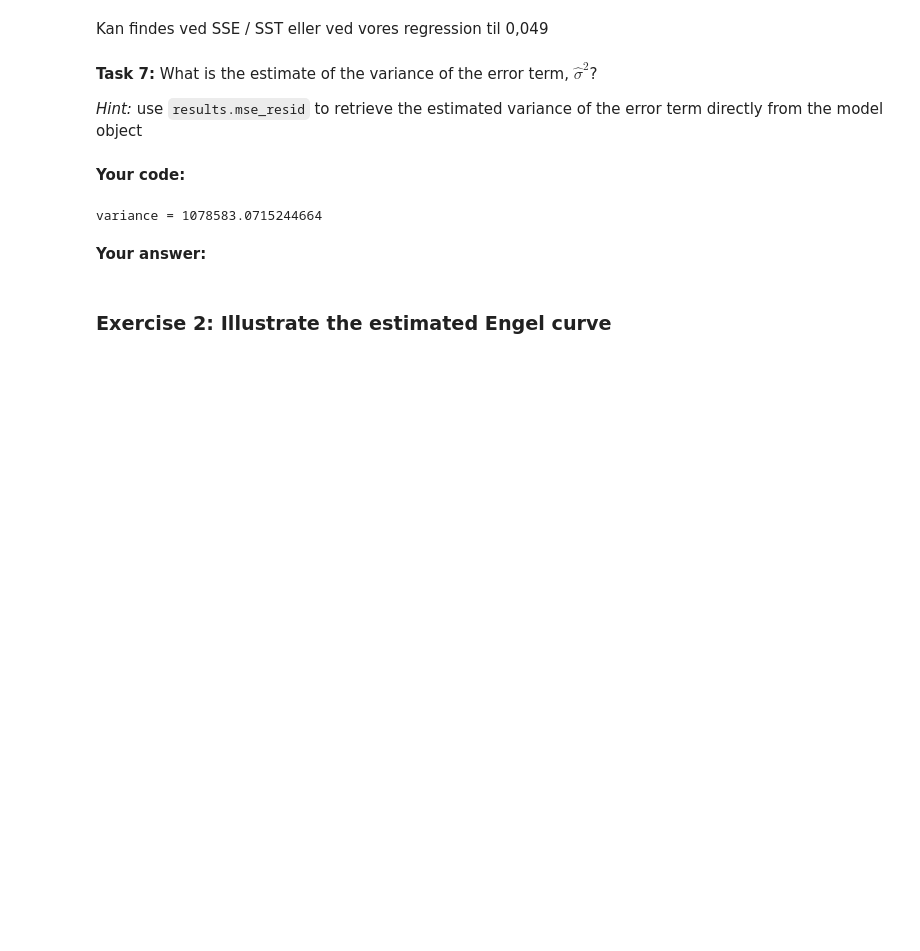
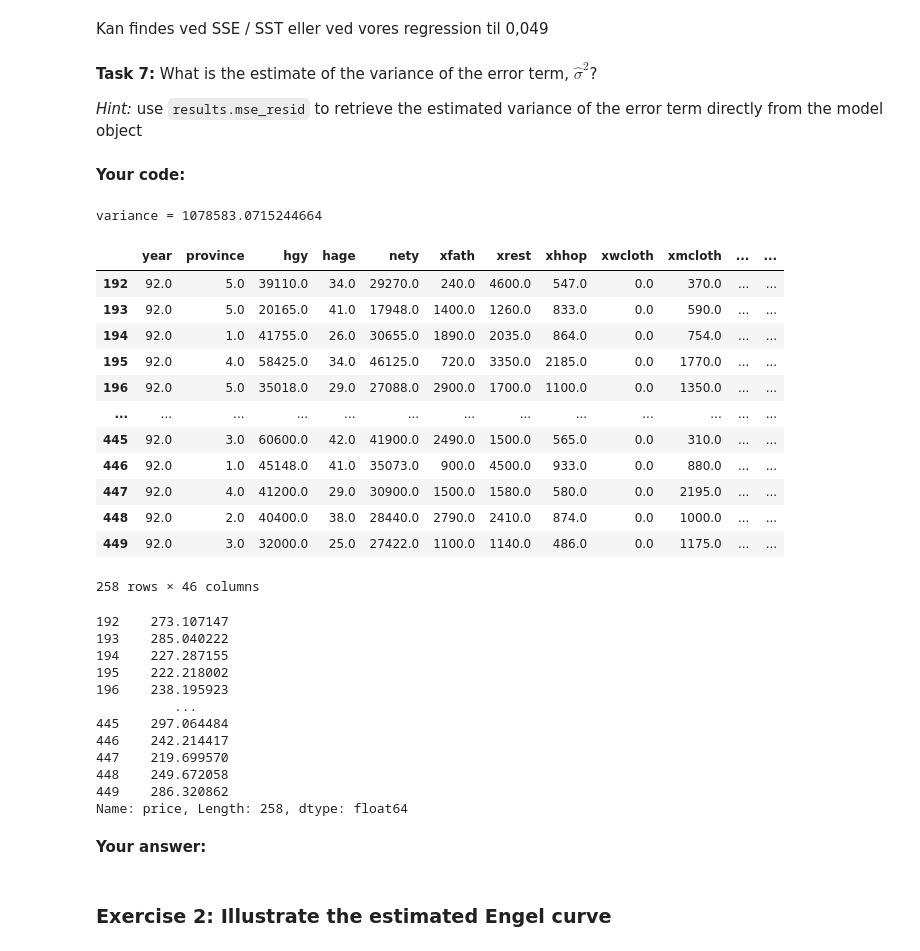
Before and after one commit to Wstokkendahl/EconometricsA-1, a Jupyter notebook: 2_class/PS2_EngelCurves/ex_ante.ipynb, the cells around one changed output. Saved outputs shown, nothing was run; the diff lists cells and outputs as text; code cells hidden in the pictures; blank space fills up the shorter version.

```diff
--- a/2_class/PS2_EngelCurves/ex_ante.ipynb
+++ b/2_class/PS2_EngelCurves/ex_ante.ipynb
@@ -135,8 +136,35 @@ _Hint:_ use `results.mse_resid` to retrieve the estimated variance of the error
 **Your code:**
 # %%
 print('variance =',model_sm.mse_resid)
+display(df_men)
+display(df_men.price)
 # %% [output]
 variance = 1078583.0715244664
+|  | year | province | hgy | hage | nety | xfath | xrest | xhhop | xwcloth | xmcloth | ... | ... |
+| 192 | 92.0 | 5.0 | 39110.0 | 34.0 | 29270.0 | 240.0 | 4600.0 | 547.0 | 0.0 | 370.0 | ... | ... |
+| 193 | 92.0 | 5.0 | 20165.0 | 41.0 | 17948.0 | 1400.0 | 1260.0 | 833.0 | 0.0 | 590.0 | ... | ... |
+| 194 | 92.0 | 1.0 | 41755.0 | 26.0 | 30655.0 | 1890.0 | 2035.0 | 864.0 | 0.0 | 754.0 | ... | ... |
+| 195 | 92.0 | 4.0 | 58425.0 | 34.0 | 46125.0 | 720.0 | 3350.0 | 2185.0 | 0.0 | 1770.0 | ... | ... |
+| 196 | 92.0 | 5.0 | 35018.0 | 29.0 | 27088.0 | 2900.0 | 1700.0 | 1100.0 | 0.0 | 1350.0 | ... | ... |
+| ... | ... | ... | ... | ... | ... | ... | ... | ... | ... | ... | ... | ... |
+| 445 | 92.0 | 3.0 | 60600.0 | 42.0 | 41900.0 | 2490.0 | 1500.0 | 565.0 | 0.0 | 310.0 | ... | ... |
+| 446 | 92.0 | 1.0 | 45148.0 | 41.0 | 35073.0 | 900.0 | 4500.0 | 933.0 | 0.0 | 880.0 | ... | ... |
+| 447 | 92.0 | 4.0 | 41200.0 | 29.0 | 30900.0 | 1500.0 | 1580.0 | 580.0 | 0.0 | 2195.0 | ... | ... |
+| 448 | 92.0 | 2.0 | 40400.0 | 38.0 | 28440.0 | 2790.0 | 2410.0 | 874.0 | 0.0 | 1000.0 | ... | ... |
+| 449 | 92.0 | 3.0 | 32000.0 | 25.0 | 27422.0 | 1100.0 | 1140.0 | 486.0 | 0.0 | 1175.0 | ... | ... |
+258 rows × 46 columns
+192    273.107147
+193    285.040222
+194    227.287155
+195    222.218002
+196    238.195923
+          ...
+445    297.064484
+446    242.214417
+447    219.699570
+448    249.672058
+449    286.320862
+Name: price, Length: 258, dtype: float64
 # %% [markdown]
 **Your answer:**
 # %% [markdown]
```
Also changed, not shown: parts of 9 cells of this notebook.
